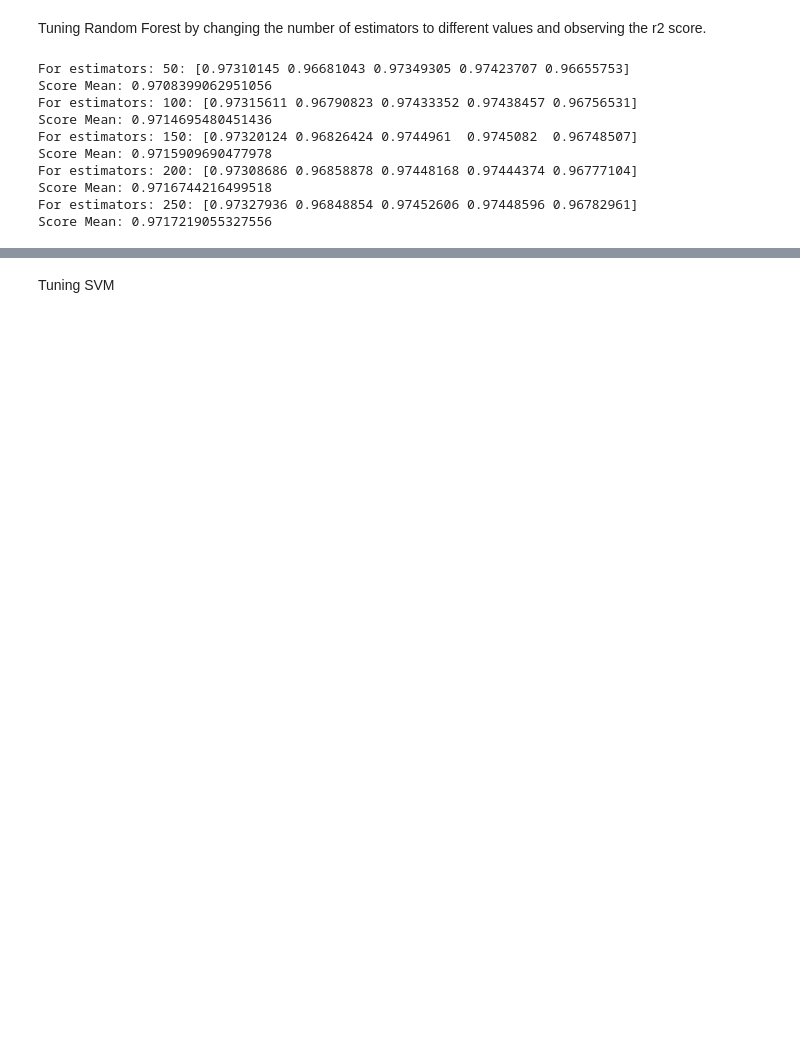
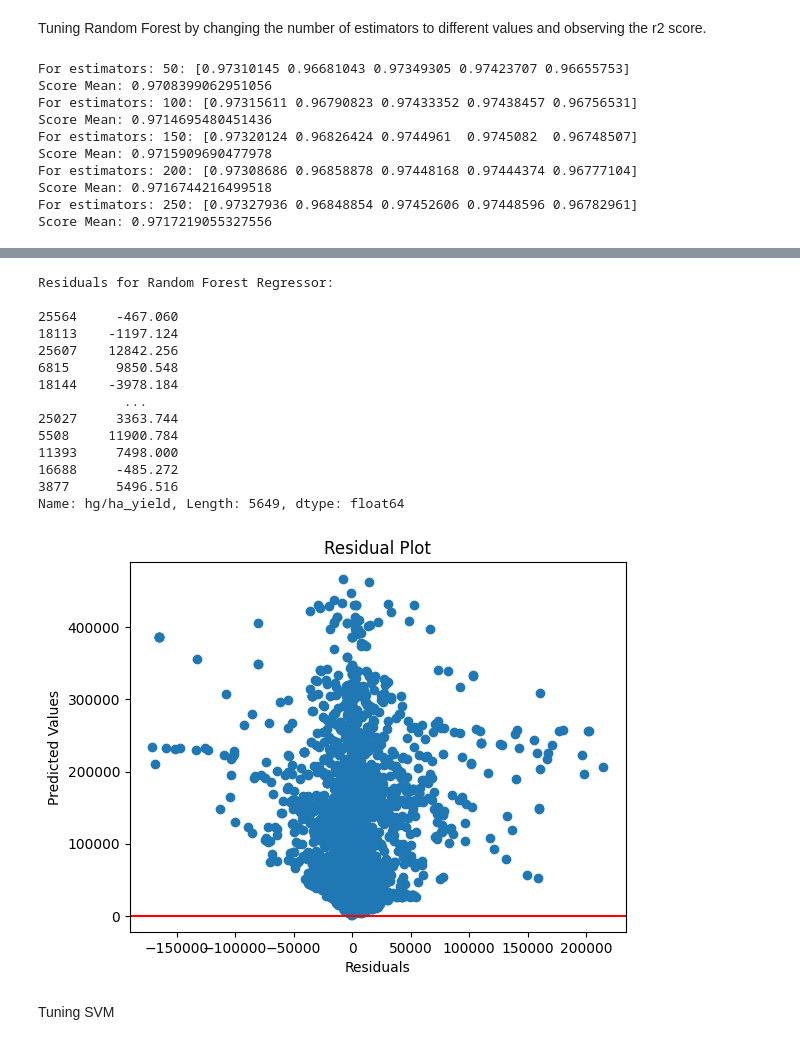
Before and after one commit to TedXpro/MachineLearning, a Jupyter notebook: CropYieldAnalysis.ipynb, the cells around one changed output, grey strips where cells are left out. Drawn from its saved outputs; the diff is of its cells as text; code cells hidden in the pictures; blank space fills up the shorter version.

```diff
--- a/CropYieldAnalysis.ipynb
+++ b/CropYieldAnalysis.ipynb
@@ -320,3 +354,29 @@ model = RandomForestRegressor(n_estimators=)
+# %%
+print(f"Residuals for Random Forest Regressor:\n")
+print(residuals)
+print("\n")
+plt.scatter(residuals, predictions)
+plt.xlabel('Residuals')
+plt.ylabel('Predicted Values')
+plt.title('Residual Plot')
+plt.axhline(y=0, color='r', linestyle='-')
+plt.show()
+# %% [output]
+Residuals for Random Forest Regressor:
+
+25564     -467.060
+18113    -1197.124
+25607    12842.256
+6815      9850.548
+18144    -3978.184
+           ...
+25027     3363.744
+5508     11900.784
+11393     7498.000
+16688     -485.272
+3877      5496.516
+Name: hg/ha_yield, Length: 5649, dtype: float64
+[figure, added]
 # %% [markdown]
 Tuning SVM
 # %%
```
Also changed, not shown: parts of 15 cells of this notebook.
